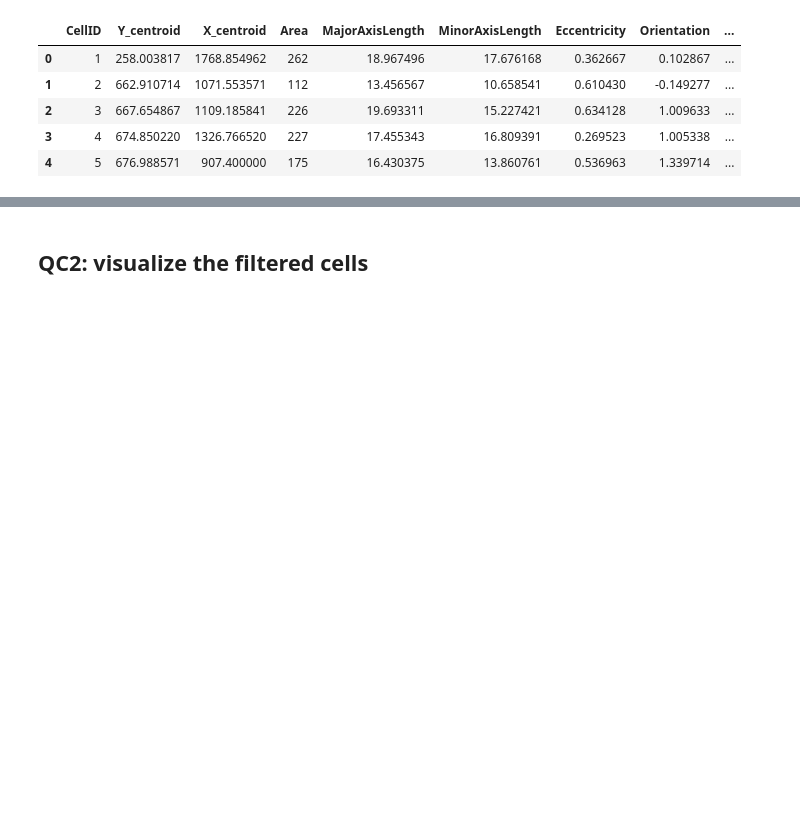
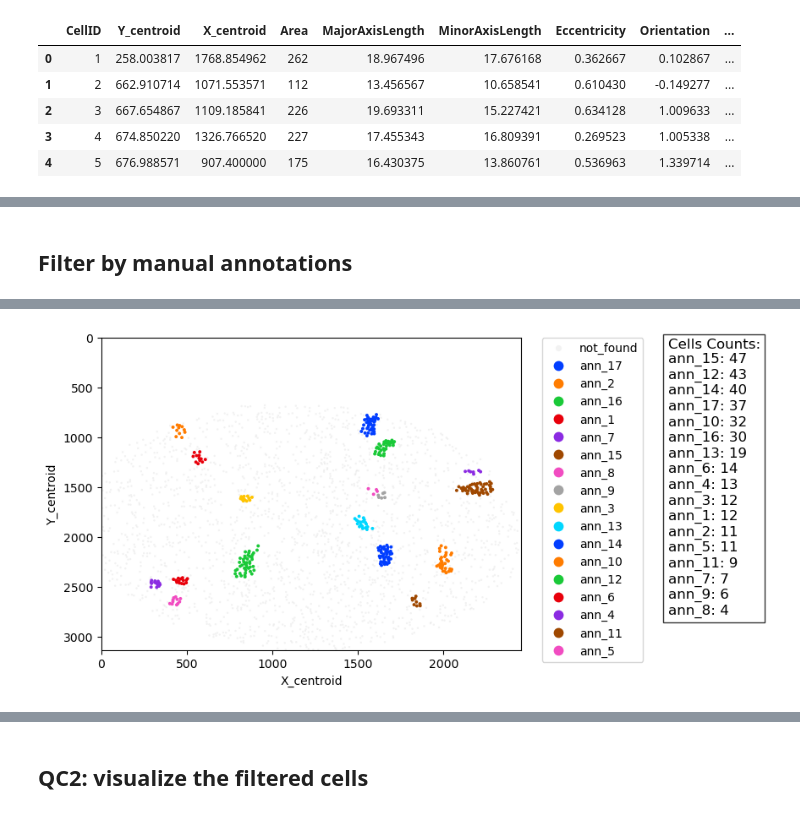
Before and after one commit to CosciaLab/openDVP, a Jupyter notebook: sdata_notebooks/2_FilterArtefacts.ipynb, the cells around one changed output, grey strips where cells are left out. Saved outputs shown, nothing was run; the diff lists cells and outputs as text; code cells hidden in the pictures; blank space fills up the shorter version.

```diff
--- a/sdata_notebooks/2_FilterArtefacts.ipynb
+++ b/sdata_notebooks/2_FilterArtefacts.ipynb
@@ -197,0 +247,8 @@ sdata['imaging'].obs.head()
+# %% [markdown]
+## Filter by manual annotations
+# %%
+#needs geojson file, with some classifications
+adata = filtering.filter_by_annotation(
+    adata=sdata['imaging'],
+    path_to_geojson="../data/geojsons/exemplar001/exemplar001_artefacts_wclasses.geojson")
+# %% [output]
@@ -197,0 +259 @@ sdata['imaging'].obs.head()
+[figure, added]
```
Also changed, not shown: parts of 19 cells of this notebook, 1 other file.
